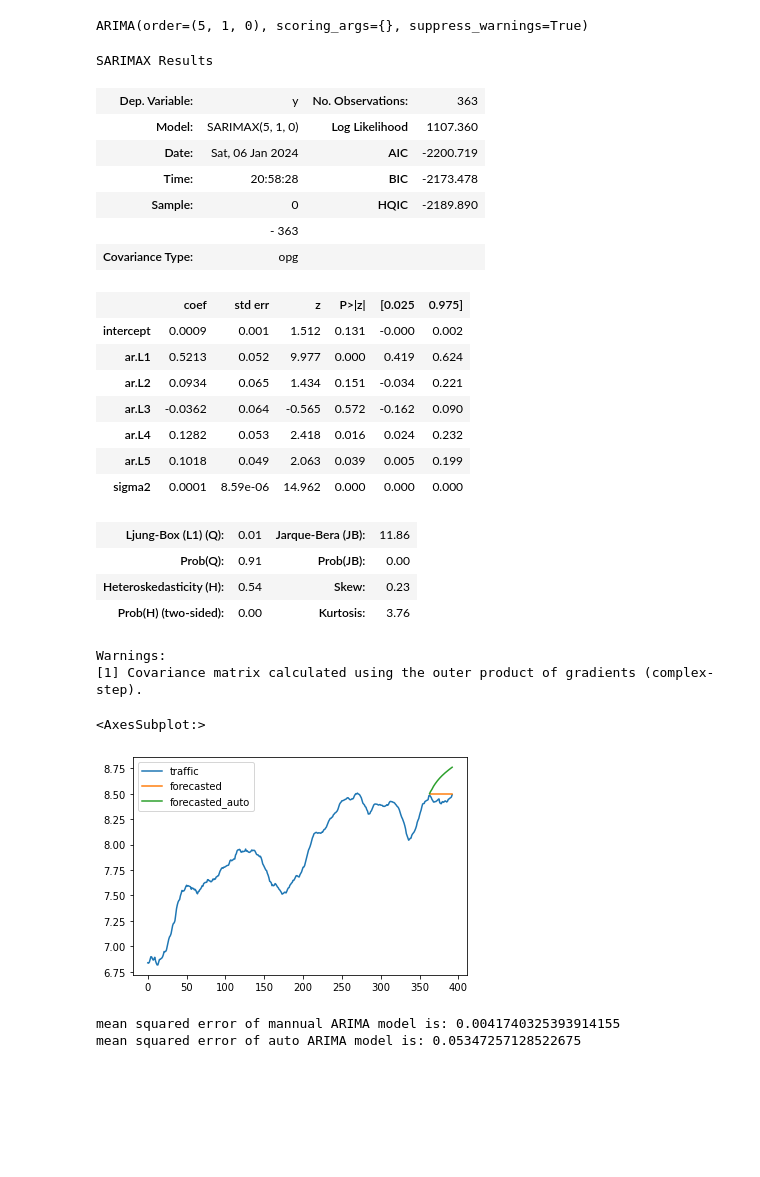
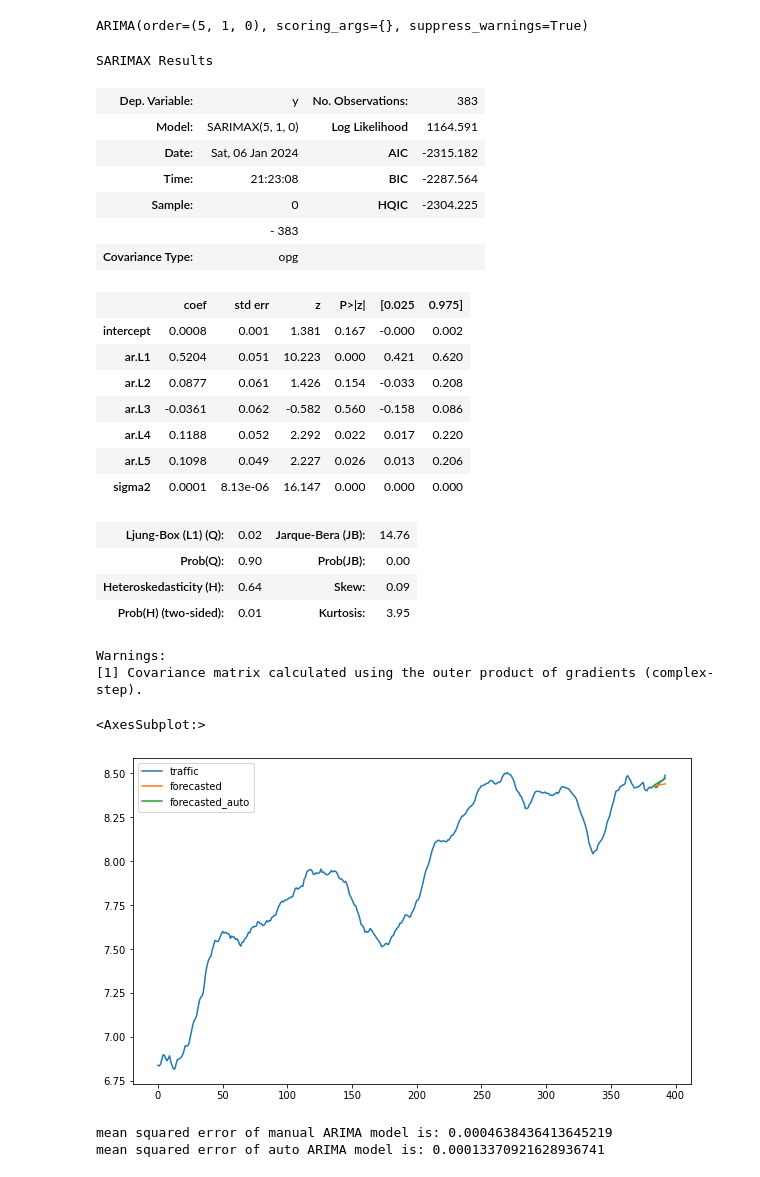
Before and after one commit to SQL19/Time-Series-Forecasting, a Jupyter notebook: Website Traffic Prediction with ARIMA/ARIMA.ipynb, the cells around one changed output. Drawn from its saved outputs; the diff is of its cells as text; code cells hidden in the pictures; blank space fills up the shorter version.

```diff
--- a/Website Traffic Prediction with ARIMA/ARIMA.ipynb
+++ b/Website Traffic Prediction with ARIMA/ARIMA.ipynb
@@ -28,9 +28,9 @@ df.plot()
 [figure]
 # %%
 # split training and testing data
-# using the last 30 days for testing
-df_train = df[:-30]
-df_test = df[-30:]
+# using the last 10 days for testing
+df_train = df[:-10]
+df_test = df[-10:]
 # %% [markdown]
 ### Check for Stationarity
 # %% [markdown]
@@ -80,7 +80,7 @@ The p value shows that after the 1st order differencing, the transformed data is
 ### ARIMA Model
 # %%
 from statsmodels.tsa.arima.model import ARIMA
-model = ARIMA(df_train, order=(0,1,1))
+model = ARIMA(df_train, order=(2,1,1))
 model_fit = model.fit()
 print(model_fit.summary())
 # %% [output]
@@ -129,38 +129,38 @@ ARIMA(order=(5, 1, 0), scoring_args={}, suppress_warnings=True)
 auto_arima.summary()
 # %% [output]
 SARIMAX Results
-| Dep. Variable: | y | No. Observations: | 363 |
-| Model: | SARIMAX(5, 1, 0) | Log Likelihood | 1107.360 |
-| Date: | Sat, 06 Jan 2024 | AIC | -2200.719 |
-| Time: | 20:58:28 | BIC | -2173.478 |
-| Sample: | 0 | HQIC | -2189.890 |
-|  | - 363 |  |  |
+| Dep. Variable: | y | No. Observations: | 383 |
+| Model: | SARIMAX(5, 1, 0) | Log Likelihood | 1164.591 |
+| Date: | Sat, 06 Jan 2024 | AIC | -2315.182 |
+| Time: | 21:23:08 | BIC | -2287.564 |
+| Sample: | 0 | HQIC | -2304.225 |
+|  | - 383 |  |  |
 | Covariance Type: | opg |  |  |
 |  | coef | std err | z | P>|z| | [0.025 | 0.975] |
-| intercept | 0.0009 | 0.001 | 1.512 | 0.131 | -0.000 | 0.002 |
-| ar.L1 | 0.5213 | 0.052 | 9.977 | 0.000 | 0.419 | 0.624 |
-| ar.L2 | 0.0934 | 0.065 | 1.434 | 0.151 | -0.034 | 0.221 |
-| ar.L3 | -0.0362 | 0.064 | -0.565 | 0.572 | -0.162 | 0.090 |
-| ar.L4 | 0.1282 | 0.053 | 2.418 | 0.016 | 0.024 | 0.232 |
-| ar.L5 | 0.1018 | 0.049 | 2.063 | 0.039 | 0.005 | 0.199 |
-| sigma2 | 0.0001 | 8.59e-06 | 14.962 | 0.000 | 0.000 | 0.000 |
+| intercept | 0.0008 | 0.001 | 1.381 | 0.167 | -0.000 | 0.002 |
+| ar.L1 | 0.5204 | 0.051 | 10.223 | 0.000 | 0.421 | 0.620 |
+| ar.L2 | 0.0877 | 0.061 | 1.426 | 0.154 | -0.033 | 0.208 |
+| ar.L3 | -0.0361 | 0.062 | -0.582 | 0.560 | -0.158 | 0.086 |
+| ar.L4 | 0.1188 | 0.052 | 2.292 | 0.022 | 0.017 | 0.220 |
+| ar.L5 | 0.1098 | 0.049 | 2.227 | 0.026 | 0.013 | 0.206 |
+| sigma2 | 0.0001 | 8.13e-06 | 16.147 | 0.000 | 0.000 | 0.000 |
-| Ljung-Box (L1) (Q): | 0.01 | Jarque-Bera (JB): | 11.86 |
-| Prob(Q): | 0.91 | Prob(JB): | 0.00 |
-| Heteroskedasticity (H): | 0.54 | Skew: | 0.23 |
-| Prob(H) (two-sided): | 0.00 | Kurtosis: | 3.76 |
+| Ljung-Box (L1) (Q): | 0.02 | Jarque-Bera (JB): | 14.76 |
+| Prob(Q): | 0.90 | Prob(JB): | 0.00 |
+| Heteroskedasticity (H): | 0.64 | Skew: | 0.09 |
+| Prob(H) (two-sided): | 0.01 | Kurtosis: | 3.95 |
 Warnings:
 [1] Covariance matrix calculated using the outer product of gradients (complex-step).
 # %%
 pred_auto = auto_arima.predict(n_periods=len(df_test))
 df['forecasted_auto'] = [None]*len(df_train) + list(pred_auto)
-df.plot()
+df.plot(figsize=(10,6))
 # %% [output]
 <AxesSubplot:>
-[figure, old version]
+[figure, new version]
 # %%
 from sklearn.metrics import mean_squared_error
-print(f'mean squared error of mannual ARIMA model is: {mean_squared_error(df_test, pred)}')
+print(f'mean squared error of manual ARIMA model is: {mean_squared_error(df_test, pred)}')
 print(f'mean squared error of auto ARIMA model is: {mean_squared_error(df_test, pred_auto)}')
 # %% [output]
-mean squared error of mannual ARIMA model is: 0.0041740325393914155
-mean squared error of auto ARIMA model is: 0.05347257128522675
+mean squared error of manual ARIMA model is: 0.0004638436413645219
+mean squared error of auto ARIMA model is: 0.00013370921628936741
```
Also changed, not shown: parts of 6 cells of this notebook.
